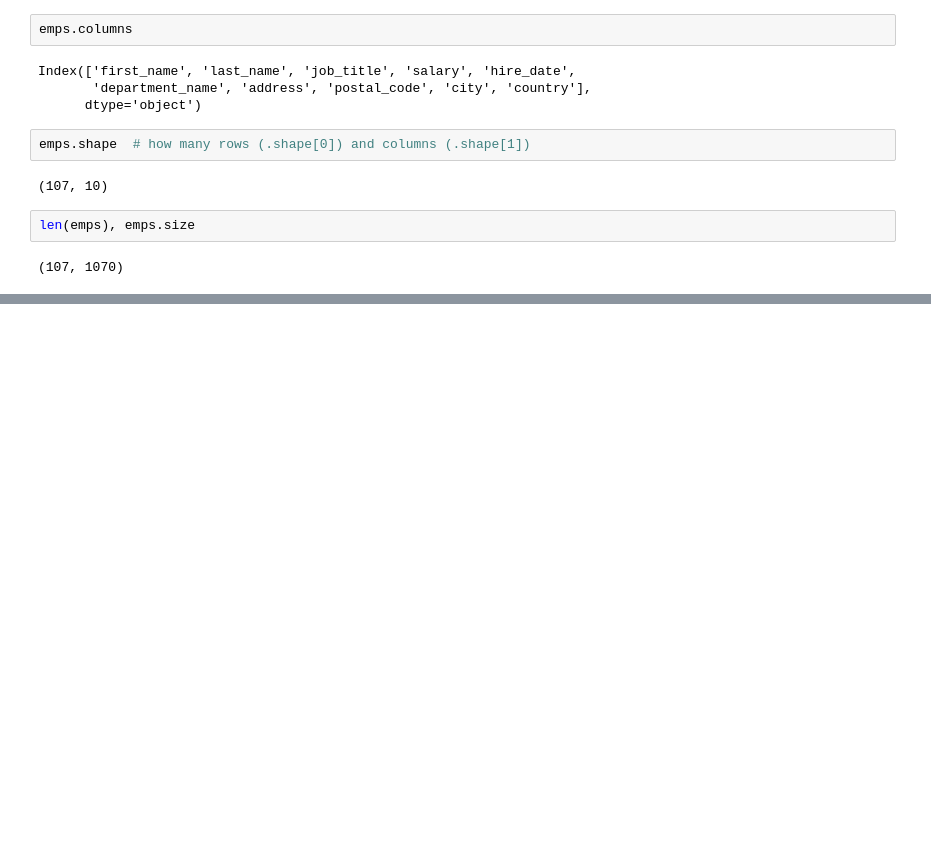
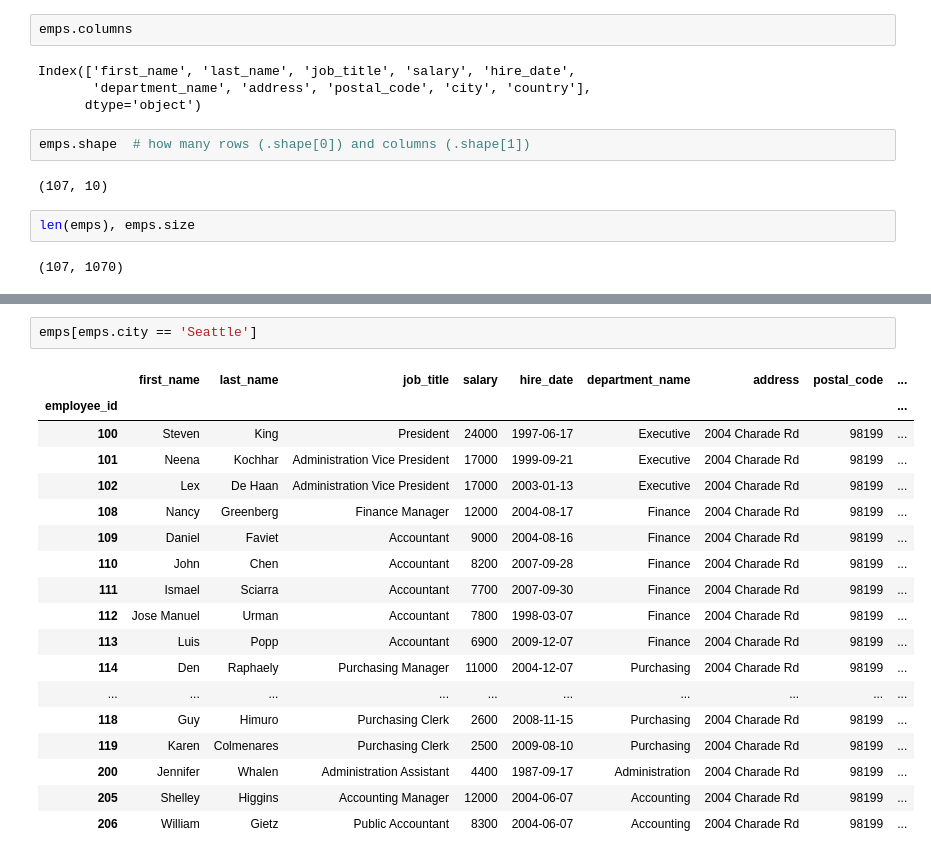
Before and after one commit to piotrgradzinski/dap_20230114, a Jupyter notebook: day_6_pgg/intro_pandas2.ipynb, the cells around one changed output, grey strips where cells are left out. Cells and saved outputs as stored; diff of their text form; blank space fills up the shorter version.

```diff
--- a/day_6_pgg/intro_pandas2.ipynb
+++ b/day_6_pgg/intro_pandas2.ipynb
@@ -116,0 +451,21 @@ len(emps), emps.size
+# %%
+emps[emps.city == 'Seattle']
+# %% [output]
+|  | first_name | last_name | job_title | salary | hire_date | department_name | address | postal_code | ... |
+| employee_id |  |  |  |  |  |  |  |  | ... |
+| 100 | Steven | King | President | 24000 | 1997-06-17 | Executive | 2004 Charade Rd | 98199 | ... |
+| 101 | Neena | Kochhar | Administration Vice President | 17000 | 1999-09-21 | Executive | 2004 Charade Rd | 98199 | ... |
+| 102 | Lex | De Haan | Administration Vice President | 17000 | 2003-01-13 | Executive | 2004 Charade Rd | 98199 | ... |
+| 108 | Nancy | Greenberg | Finance Manager | 12000 | 2004-08-17 | Finance | 2004 Charade Rd | 98199 | ... |
+| 109 | Daniel | Faviet | Accountant | 9000 | 2004-08-16 | Finance | 2004 Charade Rd | 98199 | ... |
+| 110 | John | Chen | Accountant | 8200 | 2007-09-28 | Finance | 2004 Charade Rd | 98199 | ... |
+| 111 | Ismael | Sciarra | Accountant | 7700 | 2007-09-30 | Finance | 2004 Charade Rd | 98199 | ... |
+| 112 | Jose Manuel | Urman | Accountant | 7800 | 1998-03-07 | Finance | 2004 Charade Rd | 98199 | ... |
+| 113 | Luis | Popp | Accountant | 6900 | 2009-12-07 | Finance | 2004 Charade Rd | 98199 | ... |
+| 114 | Den | Raphaely | Purchasing Manager | 11000 | 2004-12-07 | Purchasing | 2004 Charade Rd | 98199 | ... |
+| ... | ... | ... | ... | ... | ... | ... | ... | ... | ... |
+| 118 | Guy | Himuro | Purchasing Clerk | 2600 | 2008-11-15 | Purchasing | 2004 Charade Rd | 98199 | ... |
+| 119 | Karen | Colmenares | Purchasing Clerk | 2500 | 2009-08-10 | Purchasing | 2004 Charade Rd | 98199 | ... |
+| 200 | Jennifer | Whalen | Administration Assistant | 4400 | 1987-09-17 | Administration | 2004 Charade Rd | 98199 | ... |
+| 205 | Shelley | Higgins | Accounting Manager | 12000 | 2004-06-07 | Accounting | 2004 Charade Rd | 98199 | ... |
+| 206 | William | Gietz | Public Accountant | 8300 | 2004-06-07 | Accounting | 2004 Charade Rd | 98199 | ... |
```
Also changed, not shown: parts of 41 cells of this notebook.
